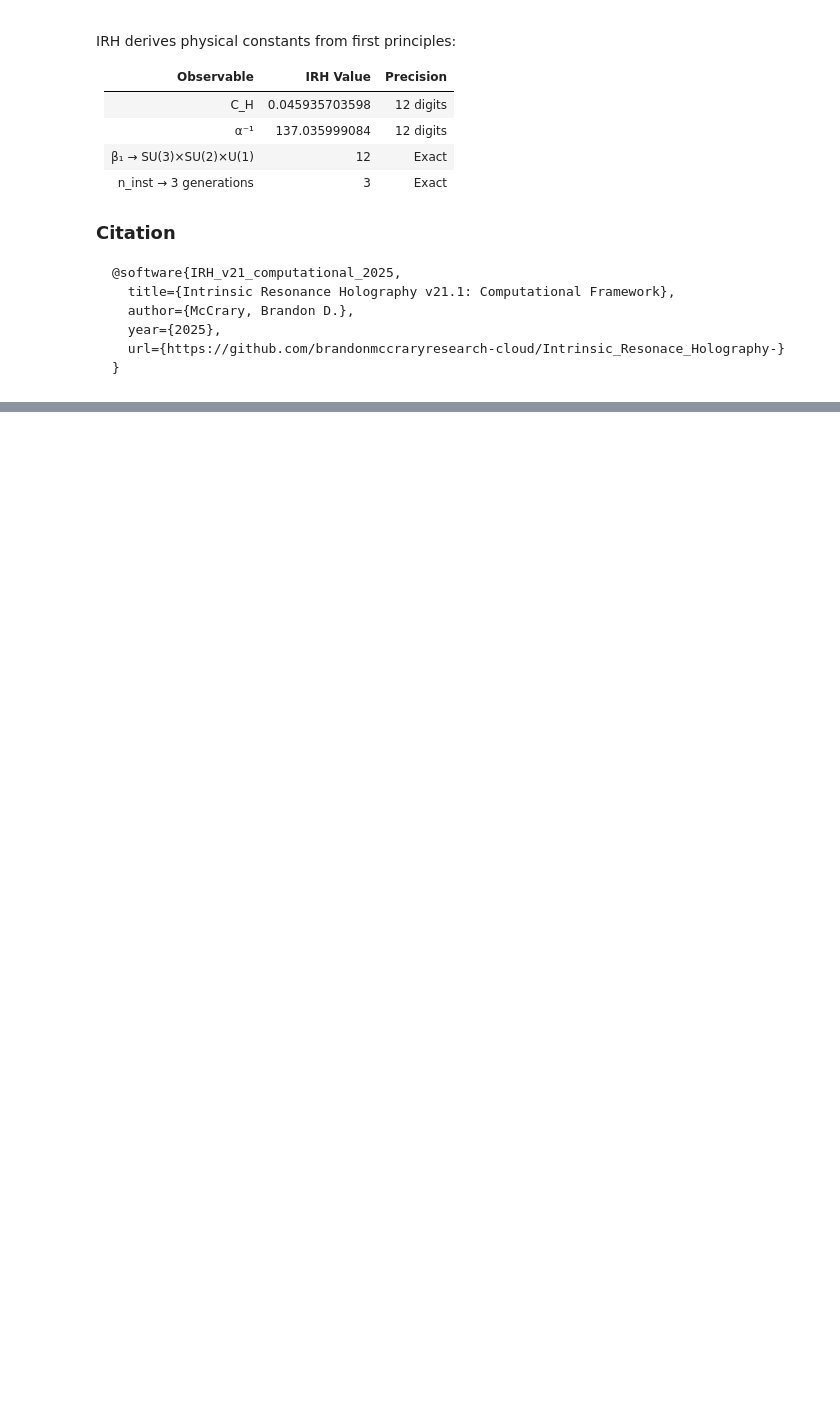
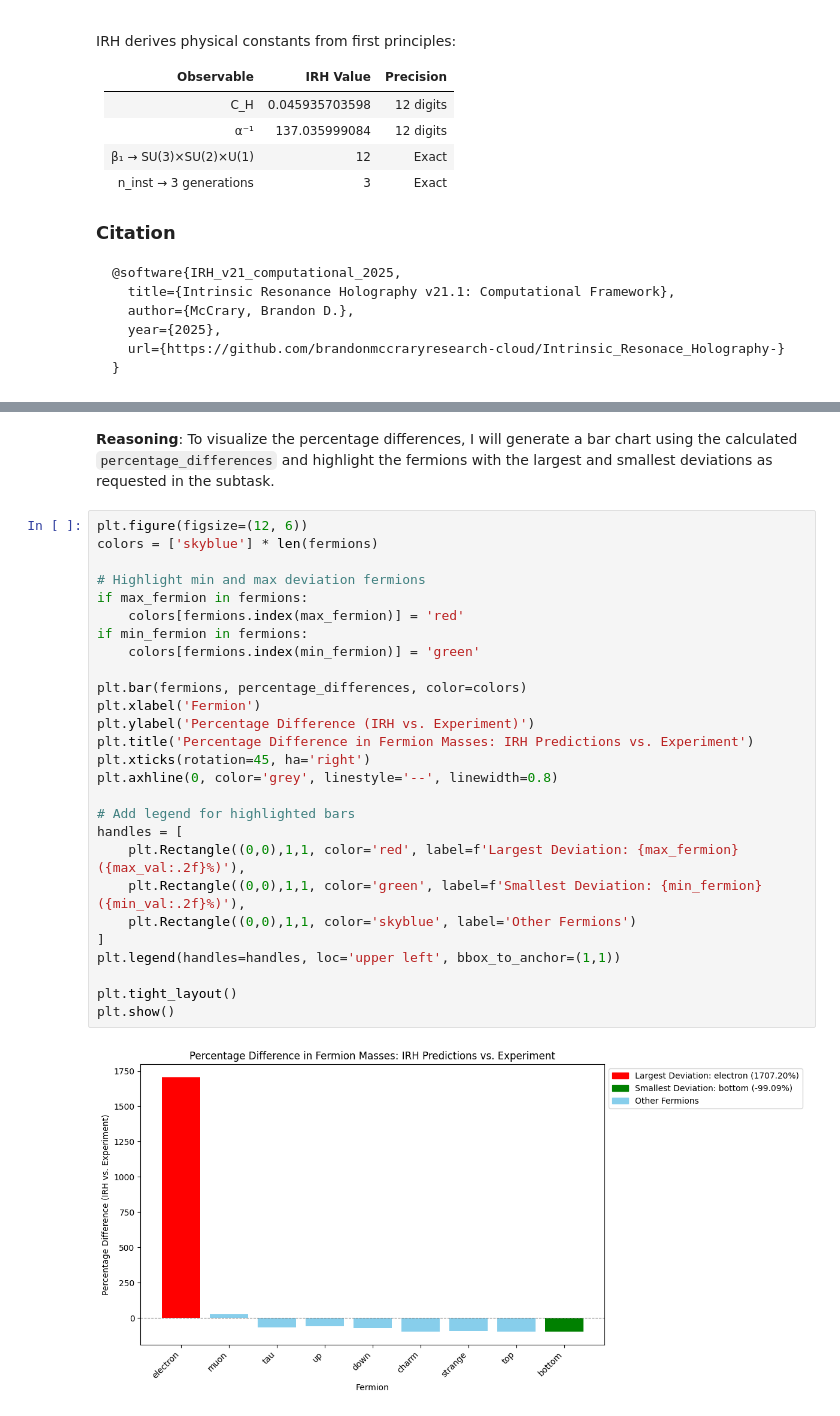
Before and after one commit to brandonmccraryresearch-cloud/Intrinsic_Resonace_Holography-, a Jupyter notebook: notebooks/03_observable_extraction.ipynb, the cells around one changed output, grey strips where cells are left out. Drawn from its saved outputs; the diff is of its cells as text; blank space fills up the shorter version.

```diff
--- a/notebooks/03_observable_extraction.ipynb
+++ b/notebooks/03_observable_extraction.ipynb
@@ -333,0 +382,32 @@ IRH derives physical constants from first principles:
+# %% [markdown]
+**Reasoning**:
+To visualize the percentage differences, I will generate a bar chart using the calculated `percentage_differences` and highlight the fermions with the largest and smallest deviations as requested in the subtask.
+# %%
+plt.figure(figsize=(12, 6))
+colors = ['skyblue'] * len(fermions)
+
+# Highlight min and max deviation fermions
+if max_fermion in fermions:
+    colors[fermions.index(max_fermion)] = 'red'
+if min_fermion in fermions:
+    colors[fermions.index(min_fermion)] = 'green'
+
+plt.bar(fermions, percentage_differences, color=colors)
+plt.xlabel('Fermion')
+plt.ylabel('Percentage Difference (IRH vs. Experiment)')
+plt.title('Percentage Difference in Fermion Masses: IRH Predictions vs. Experiment')
+plt.xticks(rotation=45, ha='right')
+plt.axhline(0, color='grey', linestyle='--', linewidth=0.8)
+
+# Add legend for highlighted bars
+handles = [
+    plt.Rectangle((0,0),1,1, color='red', label=f'Largest Deviation: {max_fermion} ({max_val:.2f}%)'),
+    plt.Rectangle((0,0),1,1, color='green', label=f'Smallest Deviation: {min_fermion} ({min_val:.2f}%)'),
+    plt.Rectangle((0,0),1,1, color='skyblue', label='Other Fermions')
+]
+plt.legend(handles=handles, loc='upper left', bbox_to_anchor=(1,1))
+
+plt.tight_layout()
+plt.show()
+# %% [output]
+[figure, added]
```
Also changed, not shown: parts of 17 cells of this notebook.
